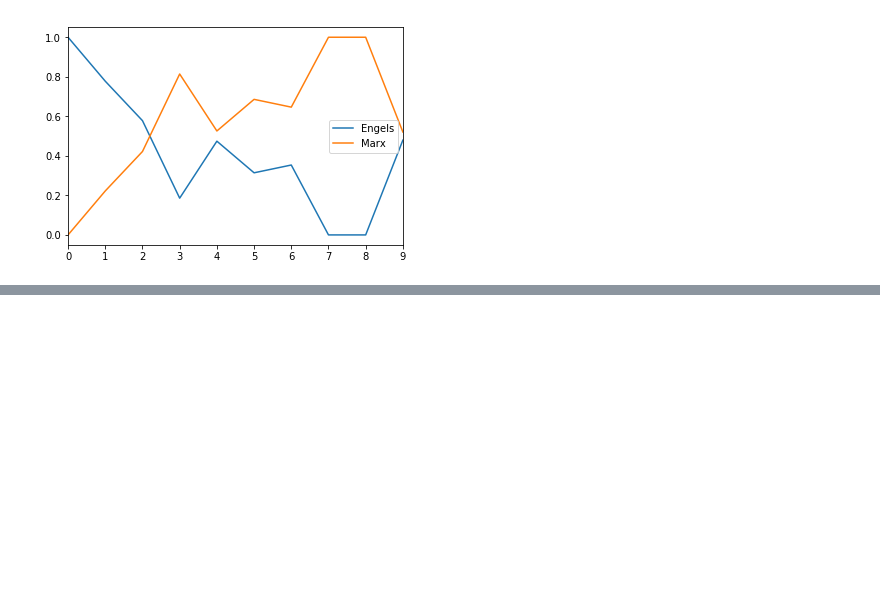
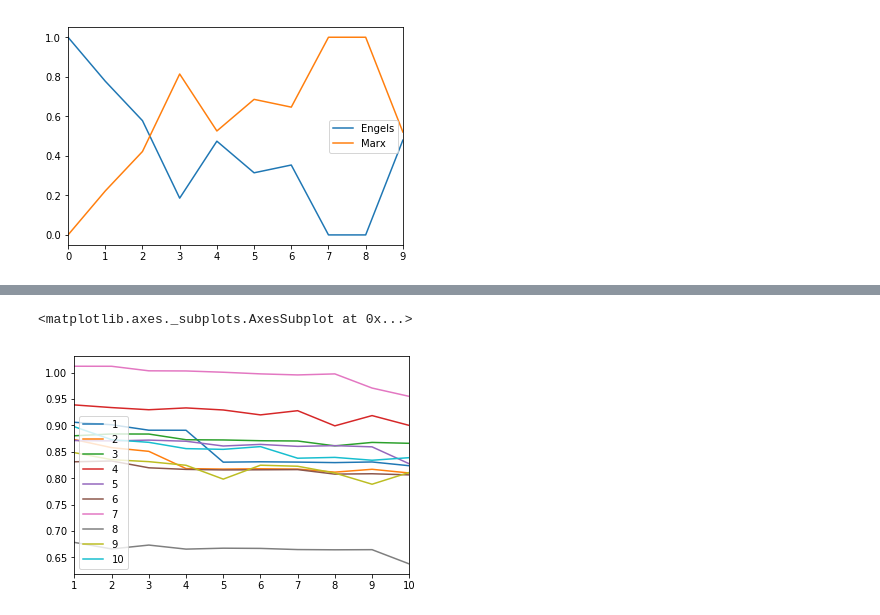
Before and after one commit to mikehalverson11/SeniorProject, a Jupyter notebook: Marxism.ipynb, the cells around one changed output, grey strips where cells are left out. Drawn from its saved outputs; the diff is of its cells as text; code cells hidden in the pictures; blank space fills up the shorter version.

```diff
--- a/Marxism.ipynb
+++ b/Marxism.ipynb
@@ -547,0 +582,7 @@ pd.DataFrame(data,columns=["Engels","Marx"]).plot.line()
+# %%
+predprob=pd.DataFrame(np.dot(engelstopics[1],pred)).T
+actual=engelshold/(engelshold.sum(axis=1))['Engels1']
+# %%
+predprob.columns=actual.columns
+predprob.index=actual.index
+abs(predprob-actual).sum(axis=1)
@@ -547,0 +592,18 @@ pd.DataFrame(data,columns=["Engels","Marx"]).plot.line()
+# %%
+errors=[]
+for i in range(10):
+    errors.append([])
+# %%
+for indice in engels.index:
+#indice="Engels1"
+    print(indice)
+    engelshold=pd.DataFrame(engels.loc[indice]).T.drop("Author",axis=1)
+    engelskeep=engels.drop(indice).drop("Author",axis=1)
+    for i in range(10):
+        engelstopics=doubleUpdate(i+1,engelskeep)
+        pred=EM_Algo_LA(i+1,engelstopics[1].T.replace(0,.0000000000001),engelshold)
+        predprob=pd.DataFrame(np.dot(engelstopics[1],pred)).T
+        actual=engelshold/(engelshold.sum(axis=1))[indice]
+        predprob.columns=actual.columns
+        predprob.index=actual.index
+        errors[i].append(abs(predprob-actual).sum(axis=1)[indice])
@@ -547,0 +628,8 @@ pd.DataFrame(data,columns=["Engels","Marx"]).plot.line()
+# %%
+test=pd.DataFrame(errors)
+test.index=test.index+1
+test.columns=test.columns+1
+test.plot.line()
+# %% [output]
+<matplotlib.axes._subplots.AxesSubplot at 0x...>
+[figure, added]
```
Also changed, not shown: parts of 21 cells of this notebook.
